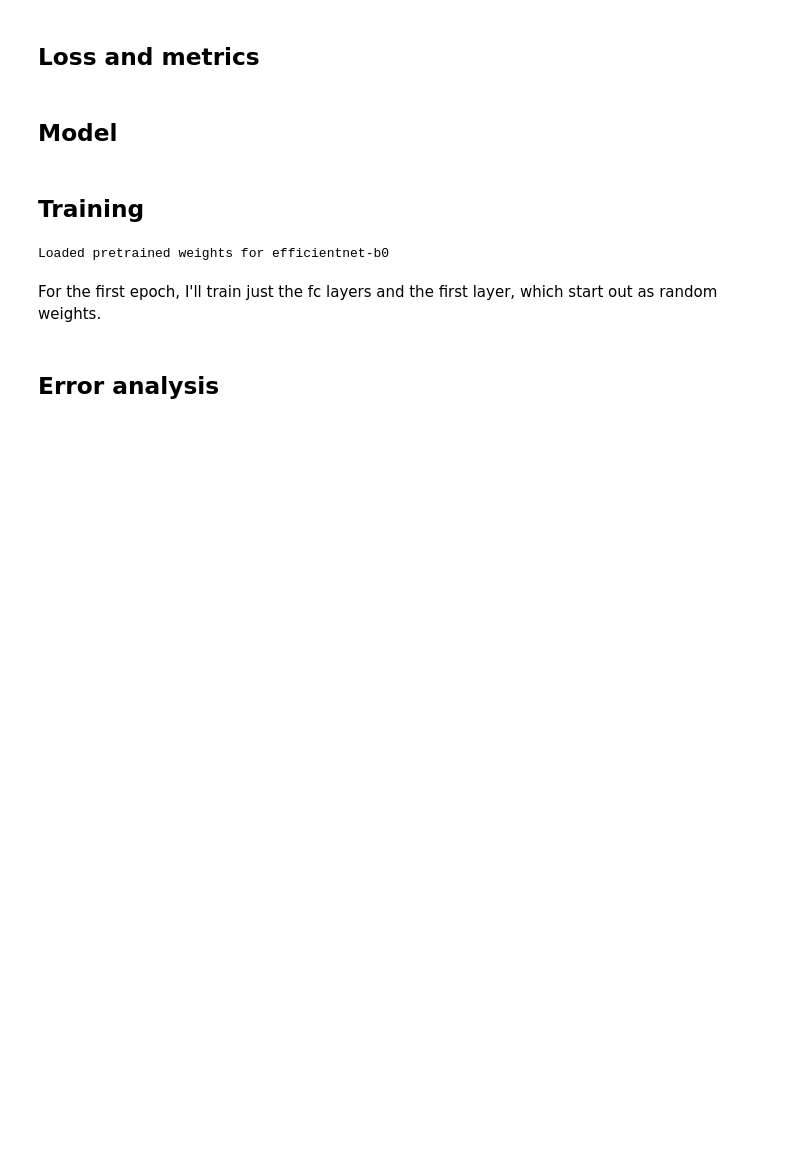
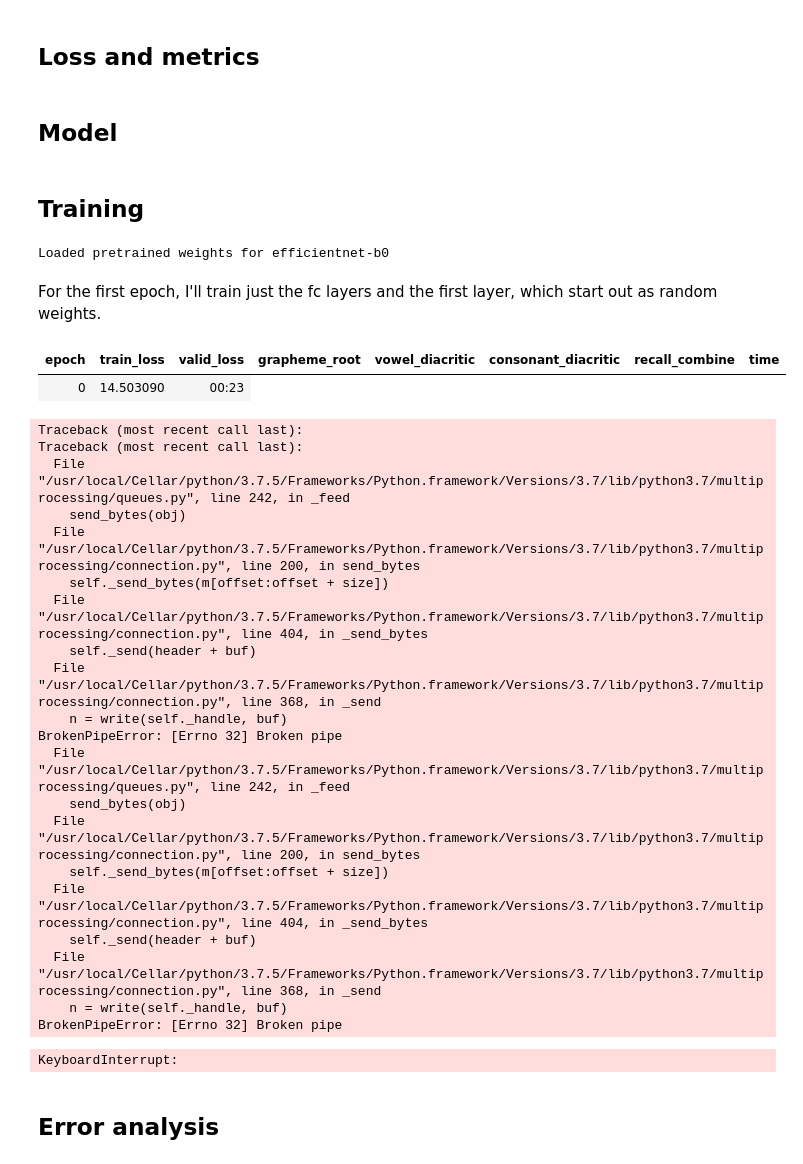
Before and after one commit to lextoumbourou/bengaliai-cv19, a Jupyter notebook: nbs/templates/fastai2.ipynb, the cells around one changed output. Cells and saved outputs as stored; diff of their text form; code cells hidden in the pictures; blank space fills up the shorter version.

```diff
--- a/nbs/templates/fastai2.ipynb
+++ b/nbs/templates/fastai2.ipynb
@@ -99,9 +144,9 @@ def loss_func(inp, grapheme_root_targ, vowel_diacritic_targ, consonant_diacritic
     grapheme_root_inp, vowel_diacritic_inp, consonant_diacritic_inp = inp
 
     return (
-        F.cross_entropy(grapheme_root_inp, grapheme_root_targ) * GRAPHEME_ROOT_WEIGHT +
-        F.cross_entropy(vowel_diacritic_inp, vowel_diacritic_targ) * VOWEL_DIACRITIC_WEIGHT +
-        F.cross_entropy(consonant_diacritic_inp, consonant_diacritic_targ) * CONSONANT_DIACRITIC_WEIGHT
+        F.cross_entropy(grapheme_root_inp, grapheme_root_targ) * wandb.config.grapheme_root_weight +
+        F.cross_entropy(vowel_diacritic_inp, vowel_diacritic_targ) * wandb.config.vowel_diacritic_weight +
+        F.cross_entropy(consonant_diacritic_inp, consonant_diacritic_targ) * wandb.config.consonant_diacritic_weight
     )
 # %%
 class RecallPartial(Metric):
@@ -186,10 +231,11 @@ class EfficientNetEncoder(EfficientNet):
 # %% [markdown]
 ## Training
 # %%
-encoder = EfficientNetEncoder.from_pretrained('efficientnet-b0')
+encoder = EfficientNetEncoder.from_pretrained(ENCODER_ARCH)
 model = BengaliModel(encoder=encoder, encoder_output_features=encoder._fc.in_features)
 
 if torch.cuda.is_available():
+    print("Cuda is available")
     model = model.cuda()
     data = data.cuda()
 
@@ -205,7 +251,31 @@ Loaded pretrained weights for efficientnet-b0
 # %% [markdown]
 For the first epoch, I'll train just the fc layers and the first layer, which start out as random weights.
 # %%
-learner.fit(1)
+learner.fit(12, 1e-3)
+# %% [output]
+| epoch | train_loss | valid_loss | grapheme_root | vowel_diacritic | consonant_diacritic | recall_combine | time |
+| 0 | 14.503090 | 00:23 |
+Traceback (most recent call last):
+Traceback (most recent call last):
+  File "/usr/local/Cellar/python/3.7.5/Frameworks/Python.framework/Versions/3.7/lib/python3.7/multiprocessing/queues.py", line 242, in _feed
+    send_bytes(obj)
+  File "/usr/local/Cellar/python/3.7.5/Frameworks/Python.framework/Versions/3.7/lib/python3.7/multiprocessing/connection.py", line 200, in send_bytes
+    self._send_bytes(m[offset:offset + size])
+  File "/usr/local/Cellar/python/3.7.5/Frameworks/Python.framework/Versions/3.7/lib/python3.7/multiprocessing/connection.py", line 404, in _send_bytes
+    self._send(header + buf)
+  File "/usr/local/Cellar/python/3.7.5/Frameworks/Python.framework/Versions/3.7/lib/python3.7/multiprocessing/connection.py", line 368, in _send
+    n = write(self._handle, buf)
+BrokenPipeError: [Errno 32] Broken pipe
+  File "/usr/local/Cellar/python/3.7.5/Frameworks/Python.framework/Versions/3.7/lib/python3.7/multiprocessing/queues.py", line 242, in _feed
+    send_bytes(obj)
+  File "/usr/local/Cellar/python/3.7.5/Frameworks/Python.framework/Versions/3.7/lib/python3.7/multiprocessing/connection.py", line 200, in send_bytes
+    self._send_bytes(m[offset:offset + size])
+  File "/usr/local/Cellar/python/3.7.5/Frameworks/Python.framework/Versions/3.7/lib/python3.7/multiprocessing/connection.py", line 404, in _send_bytes
+    self._send(header + buf)
+  File "/usr/local/Cellar/python/3.7.5/Frameworks/Python.framework/Versions/3.7/lib/python3.7/multiprocessing/connection.py", line 368, in _send
+    n = write(self._handle, buf)
+BrokenPipeError: [Errno 32] Broken pipe
+KeyboardInterrupt:
 # %%
 learner.recorder.plot_loss()
 # %% [markdown]
```
Also changed, not shown: parts of 9 cells of this notebook.
